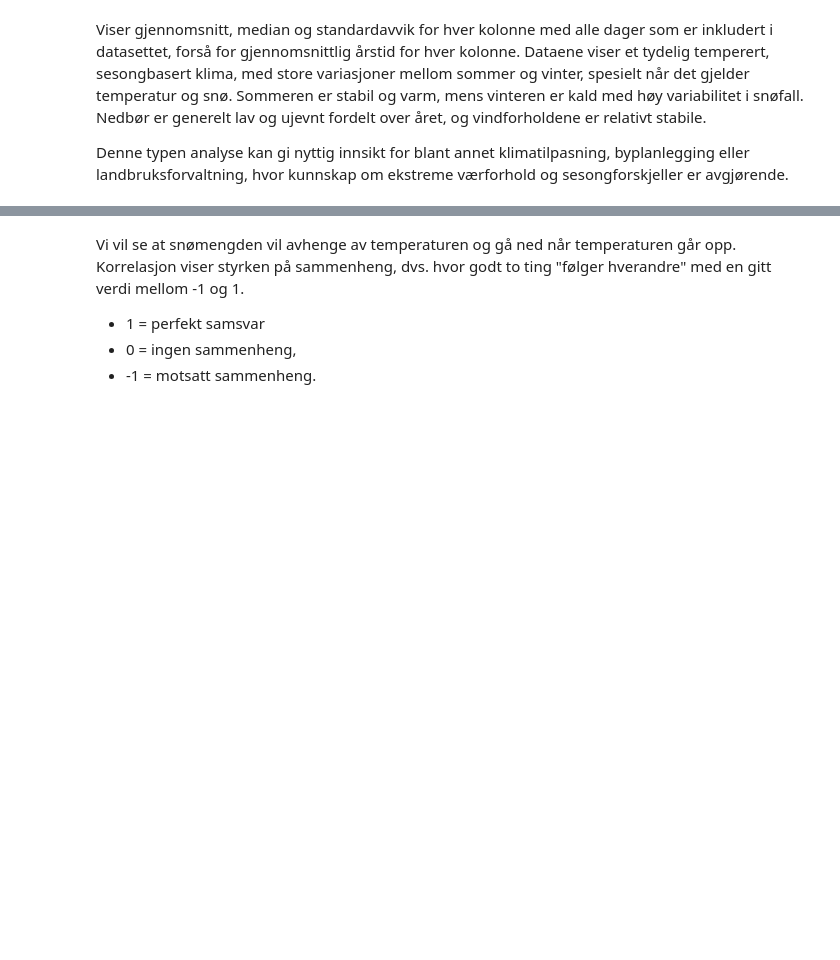
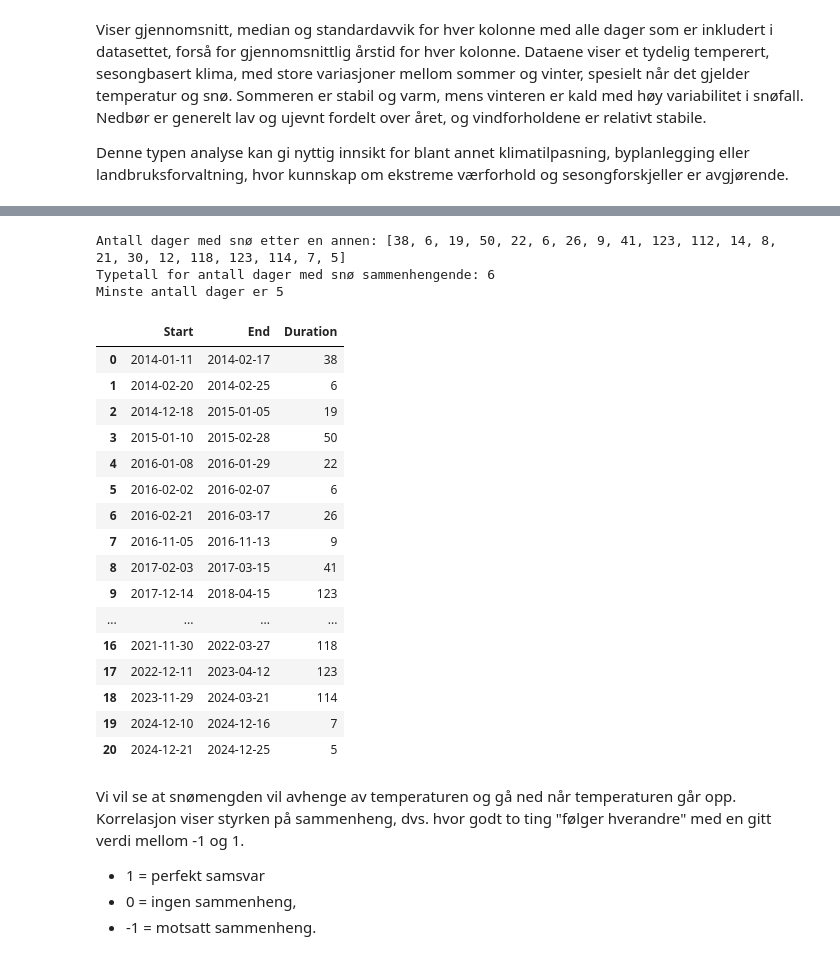
Before and after one commit to livemols/Miljo_dataanalyse_applikasjon, a Jupyter notebook: notebooks/data_analysis.ipynb, the cells around one changed output, grey strips where cells are left out. Saved outputs shown, nothing was run; the diff lists cells and outputs as text; code cells hidden in the pictures; blank space fills up the shorter version.

```diff
--- a/notebooks/data_analysis.ipynb
+++ b/notebooks/data_analysis.ipynb
@@ -144,3 +82,27 @@ No rain dates: ['2014-04-19 --- 2014-05-05', '2015-08-13 --- 2015-08-24', '2015-
+# %%
+da.snowdays()
+da.snowdays(5,"df")
+# %% [output]
+Antall dager med snø etter en annen: [38, 6, 19, 50, 22, 6, 26, 9, 41, 123, 112, 14, 8, 21, 30, 12, 118, 123, 114, 7, 5]
+Typetall for antall dager med snø sammenhengende: 6
+Minste antall dager er 5
+|  | Start | End | Duration |
+| 0 | 2014-01-11 | 2014-02-17 | 38 |
+| 1 | 2014-02-20 | 2014-02-25 | 6 |
+| 2 | 2014-12-18 | 2015-01-05 | 19 |
+| 3 | 2015-01-10 | 2015-02-28 | 50 |
+| 4 | 2016-01-08 | 2016-01-29 | 22 |
+| 5 | 2016-02-02 | 2016-02-07 | 6 |
+| 6 | 2016-02-21 | 2016-03-17 | 26 |
+| 7 | 2016-11-05 | 2016-11-13 | 9 |
+| 8 | 2017-02-03 | 2017-03-15 | 41 |
+| 9 | 2017-12-14 | 2018-04-15 | 123 |
+| ... | ... | ... | ... |
+| 16 | 2021-11-30 | 2022-03-27 | 118 |
+| 17 | 2022-12-11 | 2023-04-12 | 123 |
+| 18 | 2023-11-29 | 2024-03-21 | 114 |
+| 19 | 2024-12-10 | 2024-12-16 | 7 |
+| 20 | 2024-12-21 | 2024-12-25 | 5 |
 # %% [markdown]
 Vi vil se at snømengden vil avhenge av temperaturen og gå ned når temperaturen går opp. Korrelasjon viser styrken på sammenheng, dvs. hvor godt to ting "følger hverandre" med en gitt verdi mellom -1 og 1.
 - 1 = perfekt samsvar
```
Also changed, not shown: parts of 5 cells of this notebook, 4 other files.
